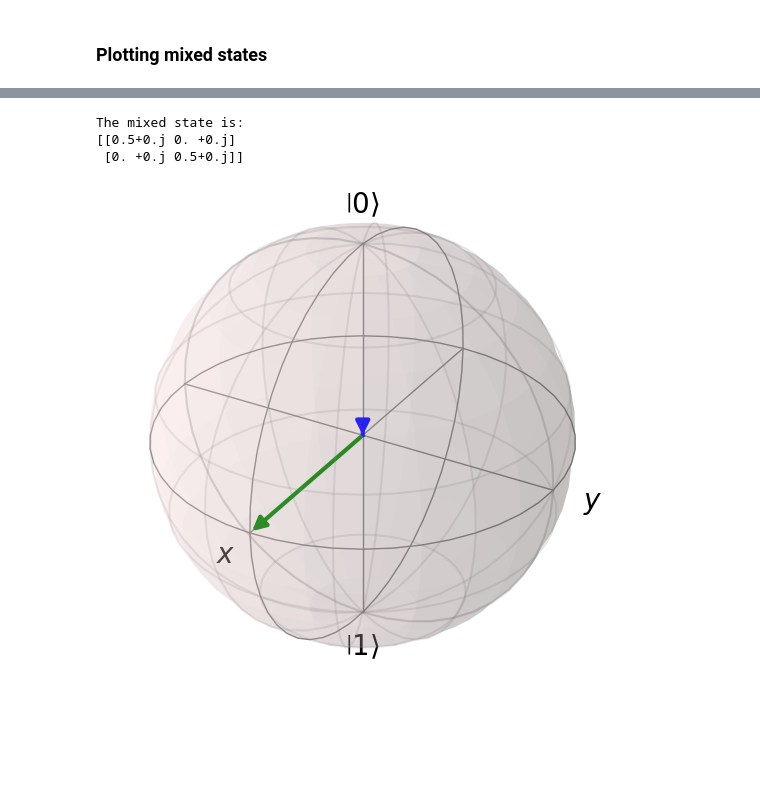
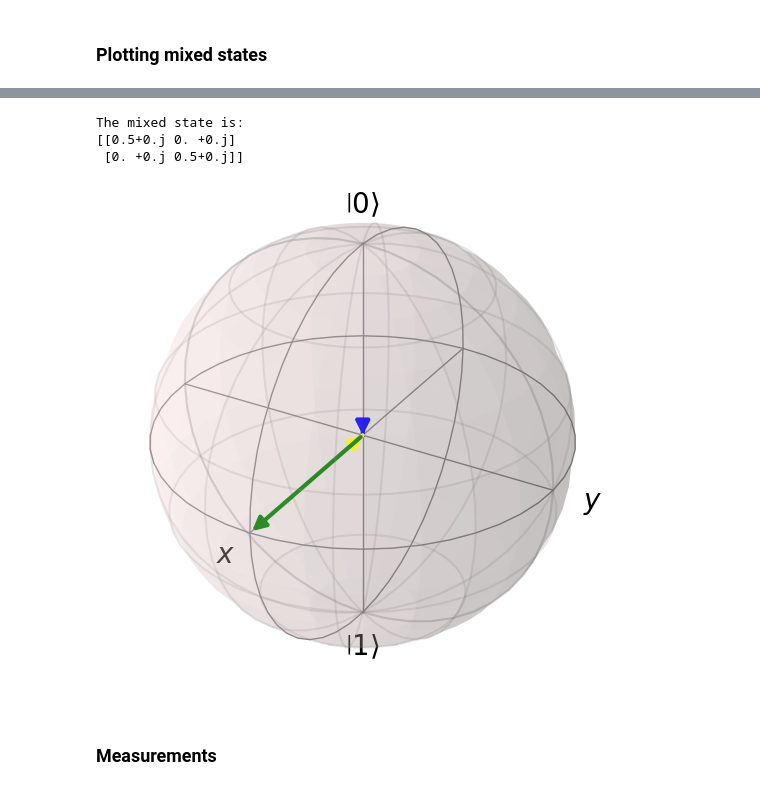
Before and after one commit to Vladulay/quantum-computer-simulation, a Jupyter notebook: tutorial.ipynb, the cells around one changed output, grey strips where cells are left out. Drawn from its saved outputs; the diff is of its cells as text; code cells hidden in the pictures; blank space fills up the shorter version.

```diff
--- a/tutorial.ipynb
+++ b/tutorial.ipynb
@@ -640,27 +614,34 @@ True
 # %%
 # states
 state_1 = np.array([1,0],dtype=complex)
 prob_1 = 0.4999999999999
 state_2 = np.array([0,1],dtype=complex)
 prob_2 = 1 - prob_1
 mixed_state = prob_1 * np.outer(state_1, state_1.conj()) + prob_2 * np.outer(state_2, state_2.conj())
+
+state_3 = np.array([1,1],dtype=complex)/np.sqrt(2)
+state_4 = np.array([1,-1],dtype=complex)/np.sqrt(2)
+mixed_state2 = prob_1 * np.outer(state_3, state_3.conj()) + prob_2 * np.outer(state_4, state_4.conj())
 
 pure_state = np.array([1,1],dtype=complex) / np.sqrt(2)
 
 
 print("The mixed state is: ")
 print(mixed_state)
 
 # create plot
 bloch_sphere = qt.Bloch()
 
 # SEQUENCE
 go.plot_bloch_state(mixed_state, bloch_sphere, "blue")
+go.plot_bloch_state(mixed_state2, bloch_sphere, "yellow")
 go.plot_bloch_state(pure_state, bloch_sphere, "green")
 
 bloch_sphere.show()
 # %% [output]
 The mixed state is:
 [[0.5+0.j 0. +0.j]
  [0. +0.j 0.5+0.j]]
-[figure, old version]
+[figure, new version]
+# %% [markdown]
+### Measurements
```
Also changed, not shown: parts of 18 cells of this notebook, 2 other files.
